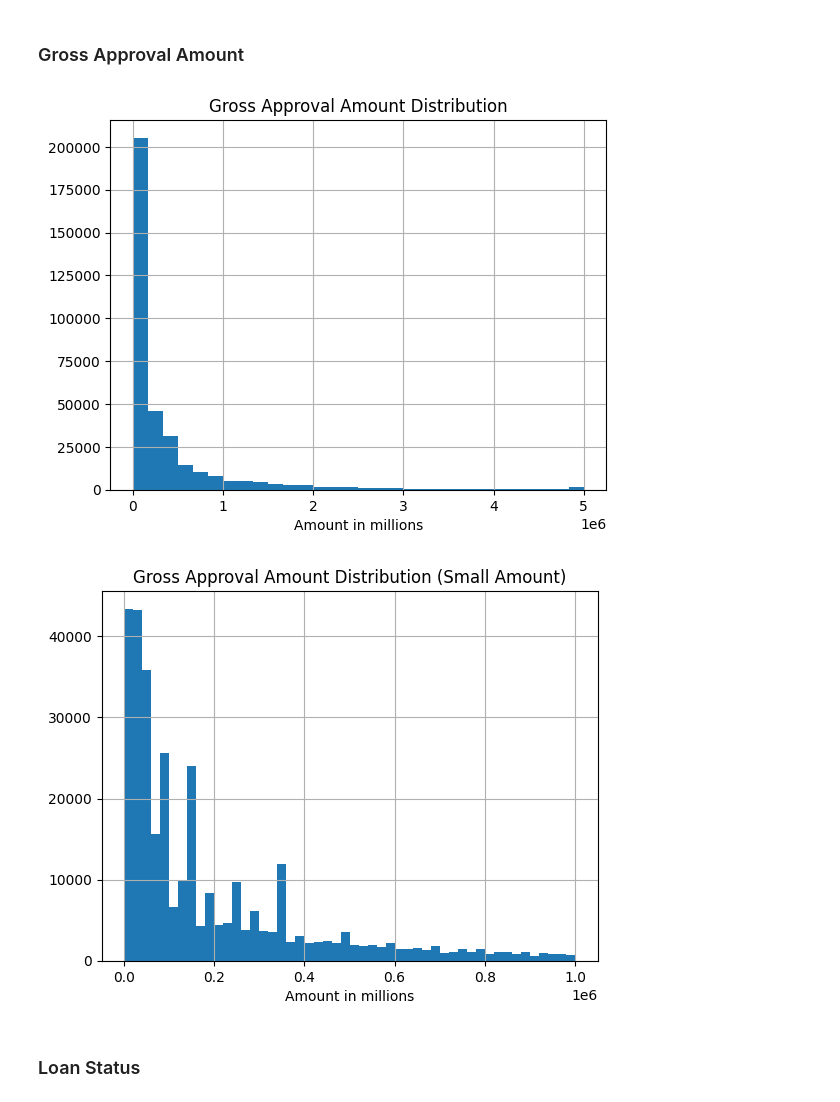
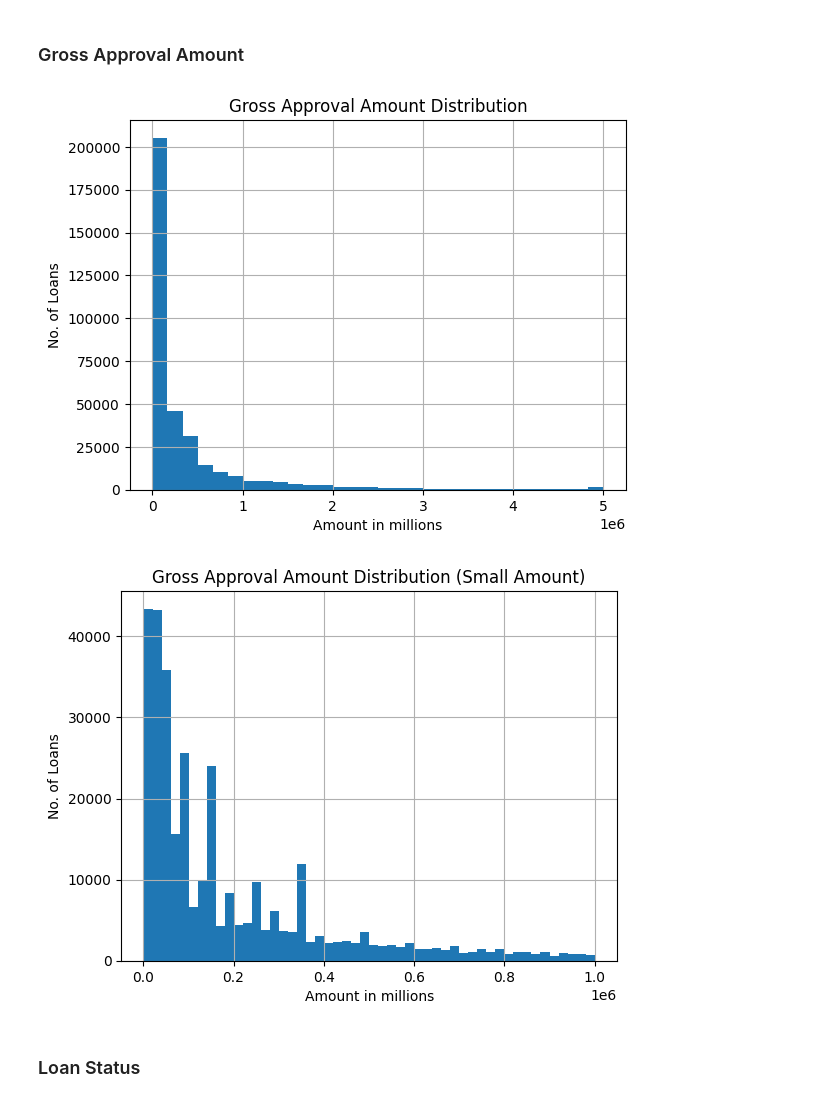
Before and after one commit to DineshDK672/Ryewalk_assignment, a Jupyter notebook: 01_EDA.ipynb, the cells around one changed output. Saved outputs shown, nothing was run; the diff lists cells and outputs as text; code cells hidden in the pictures.

```diff
--- a/01_EDA.ipynb
+++ b/01_EDA.ipynb
@@ -162,27 +162,31 @@ The dataset has 353839 rows and 38 columns
 # %%
 # Distribution of Gross Approval Amount and SBA Guaranteed Approval Amount
 df['GrossApproval'].hist(bins = 30)
 plt.title("Gross Approval Amount Distribution")
 plt.xlabel("Amount in millions")
+plt.ylabel('No. of Loans')
 plt.show()
 
 df['GrossApproval'][df['GrossApproval'] < 1000000].hist(bins=50)
 plt.title("Gross Approval Amount Distribution (Small Amount)")
 plt.xlabel("Amount in millions")
+plt.ylabel('No. of Loans')
 plt.show()
 
 # df['SBAGuaranteedApproval'].hist(bins=30)
 # plt.title("SBA Guaranteed Approval Amount Distribution")
 # plt.xlabel("Amount in millions")
+# plt.ylabel('No. of Loans')
 # plt.show()
 
 # df['SBAGuaranteedApproval'][df['SBAGuaranteedApproval'] < 1000000].hist(bins=50)
 # plt.title("SBA Guaranteed Approval Amount Distribution")
 # plt.xlabel("Amount in millions")
+# plt.ylabel('No. of Loans')
 # plt.show()
 # %% [output]
-[figure, old version]
+[figure, new version]
-[figure, old version]
+[figure, new version]
 # %% [markdown]
 ### Loan Status
 # %%
```
Also changed, not shown: parts of 5 cells of this notebook.
